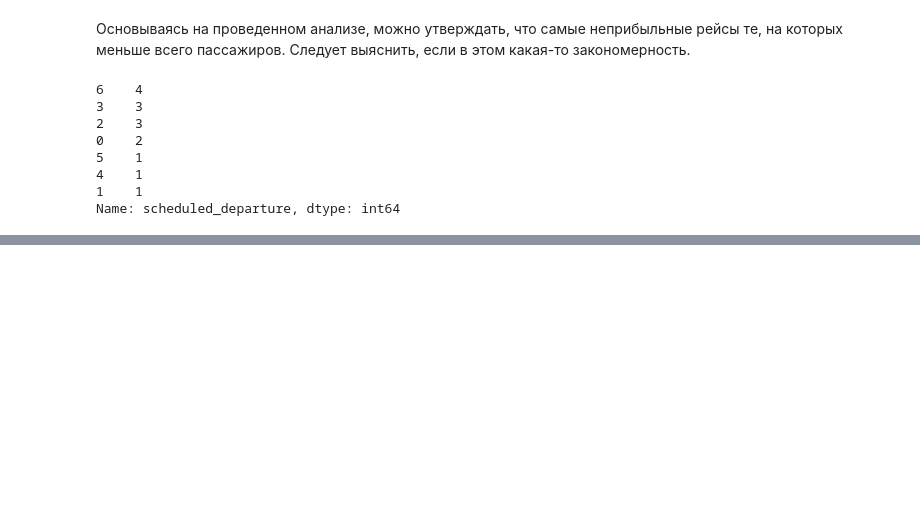
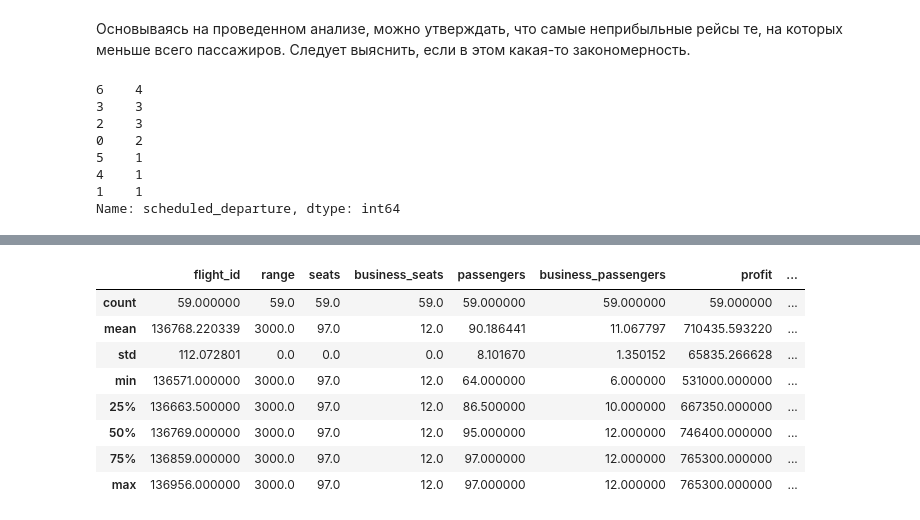
Before and after one commit to Golovolastik/skillfactory_rds, a Jupyter notebook: module_4/analysis.ipynb, the cells around one changed output, grey strips where cells are left out. Saved outputs shown, nothing was run; the diff lists cells and outputs as text; code cells hidden in the pictures; blank space fills up the shorter version.

```diff
--- a/module_4/analysis.ipynb
+++ b/module_4/analysis.ipynb
@@ -252,0 +266,12 @@ Name: scheduled_departure, dtype: int64
+# %%
+belgorod.describe()
+# %% [output]
+|  | flight_id | range | seats | business_seats | passengers | business_passengers | profit | ... |
+| count | 59.000000 | 59.0 | 59.0 | 59.0 | 59.000000 | 59.000000 | 59.000000 | ... |
+| mean | 136768.220339 | 3000.0 | 97.0 | 12.0 | 90.186441 | 11.067797 | 710435.593220 | ... |
+| std | 112.072801 | 0.0 | 0.0 | 0.0 | 8.101670 | 1.350152 | 65835.266628 | ... |
+| min | 136571.000000 | 3000.0 | 97.0 | 12.0 | 64.000000 | 6.000000 | 531000.000000 | ... |
+| 25% | 136663.500000 | 3000.0 | 97.0 | 12.0 | 86.500000 | 10.000000 | 667350.000000 | ... |
+| 50% | 136769.000000 | 3000.0 | 97.0 | 12.0 | 95.000000 | 12.000000 | 746400.000000 | ... |
+| 75% | 136859.000000 | 3000.0 | 97.0 | 12.0 | 97.000000 | 12.000000 | 765300.000000 | ... |
+| max | 136956.000000 | 3000.0 | 97.0 | 12.0 | 97.000000 | 12.000000 | 765300.000000 | ... |
```
Also changed, not shown: parts of 14 cells of this notebook.
